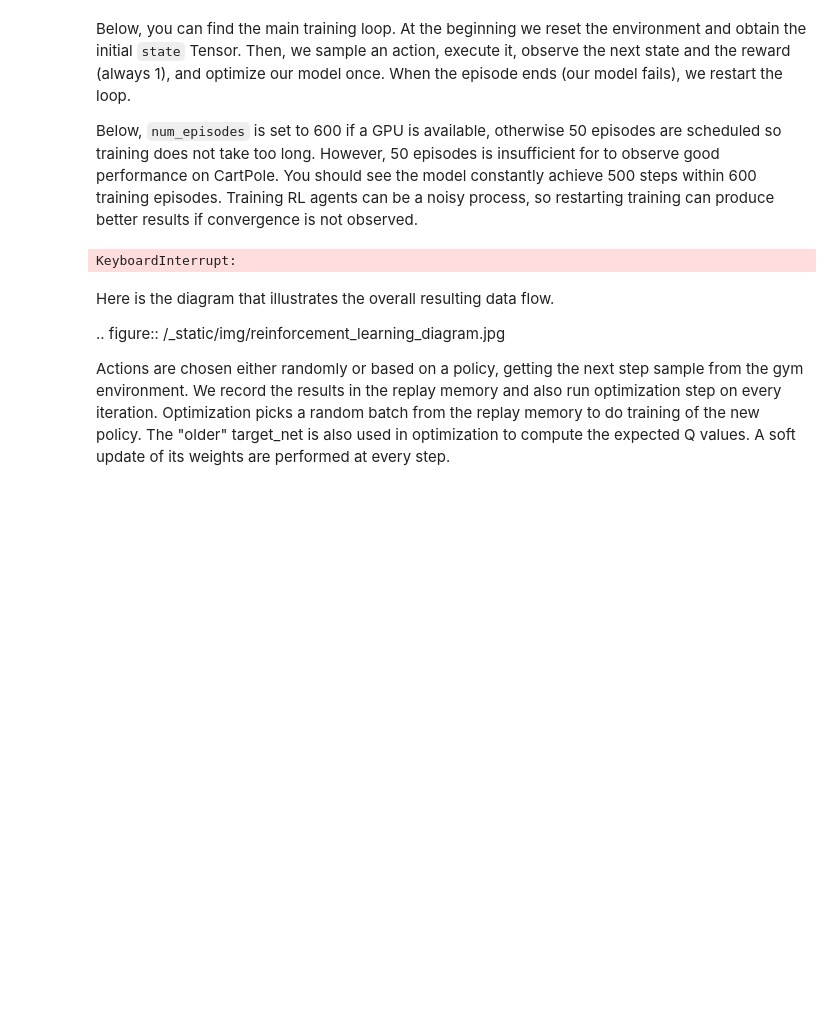
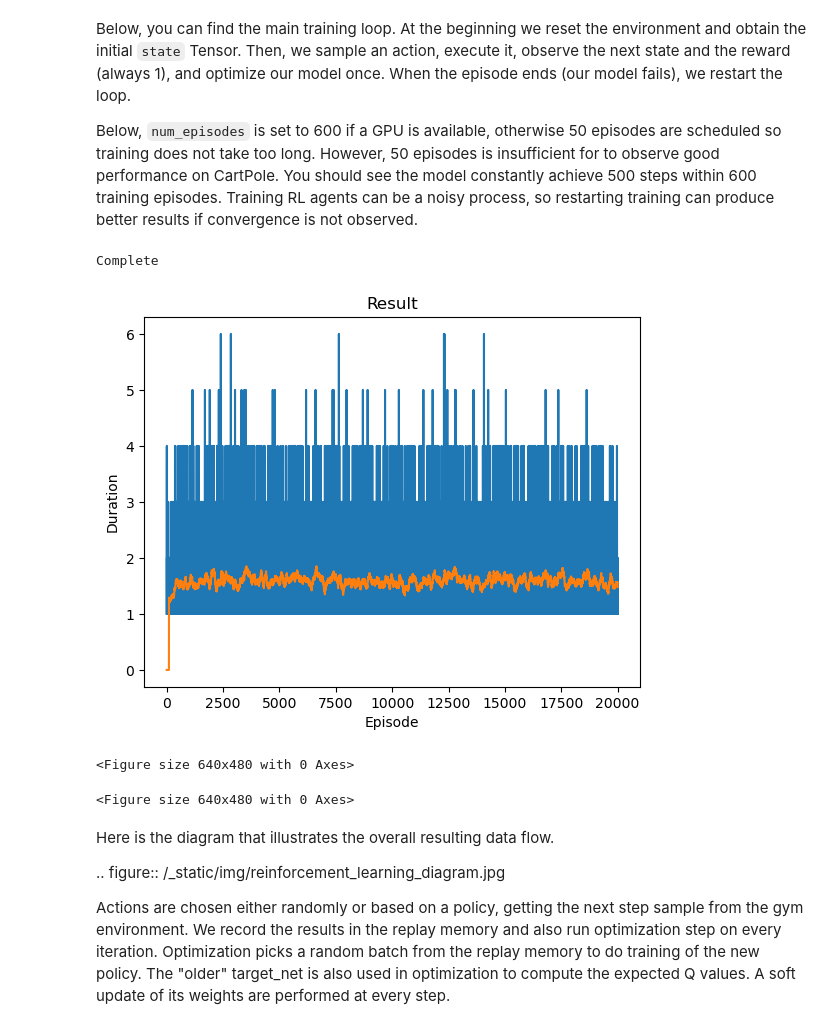
Before and after one commit to LuisPHenriques/Reinforcement-Learning-Blackjack, a Jupyter notebook: notebooks/reinforcement_q_learning.ipynb, the cells around one changed output. Drawn from its saved outputs; the diff is of its cells as text; code cells hidden in the pictures; blank space fills up the shorter version.

Commit message:
notebook ran w/20k episodes and 10 hidden layers w/256+ perceptrons

```diff
--- a/notebooks/reinforcement_q_learning.ipynb
+++ b/notebooks/reinforcement_q_learning.ipynb
@@ -403,9 +403,9 @@ episodes. Training RL agents can be a noisy process, so restarting training
 can produce better results if convergence is not observed.
 # %%
 if torch.cuda.is_available():
-    num_episodes = 100000
+    num_episodes = 20000
 else:
-    num_episodes = 100000
+    num_episodes = 20000
 
 for i_episode in range(num_episodes):
     # Initialize the environment and get it's state
@@ -422,34 +422,37 @@ for i_episode in range(num_episodes):
         else:
             next_state = torch.tensor(observation, dtype=torch.float32, device=device).unsqueeze(0)
 
         # Store the transition in memory
         memory.push(state, action, next_state, reward)
 
         # Move to the next state
         state = next_state
 
         # Perform one step of the optimization (on the policy network)
         optimize_model()
 
         # Soft update of the target network's weights
         # θ′ ← τ θ + (1 −τ )θ′
         target_net_state_dict = target_net.state_dict()
         policy_net_state_dict = policy_net.state_dict()
         for key in policy_net_state_dict:
             target_net_state_dict[key] = policy_net_state_dict[key]*TAU + target_net_state_dict[key]*(1-TAU)
         target_net.load_state_dict(target_net_state_dict)
 
         if done:
             episode_durations.append(t + 1)
             plot_durations()
             break
 
 print('Complete')
 plot_durations(show_result=True)
 plt.ioff()
 plt.show()
 # %% [output]
-KeyboardInterrupt:
+Complete
+[figure, added]
+<Figure size 640x480 with 0 Axes>
+<Figure size 640x480 with 0 Axes>
 # %% [markdown]
 Here is the diagram that illustrates the overall resulting data flow.
 
```
